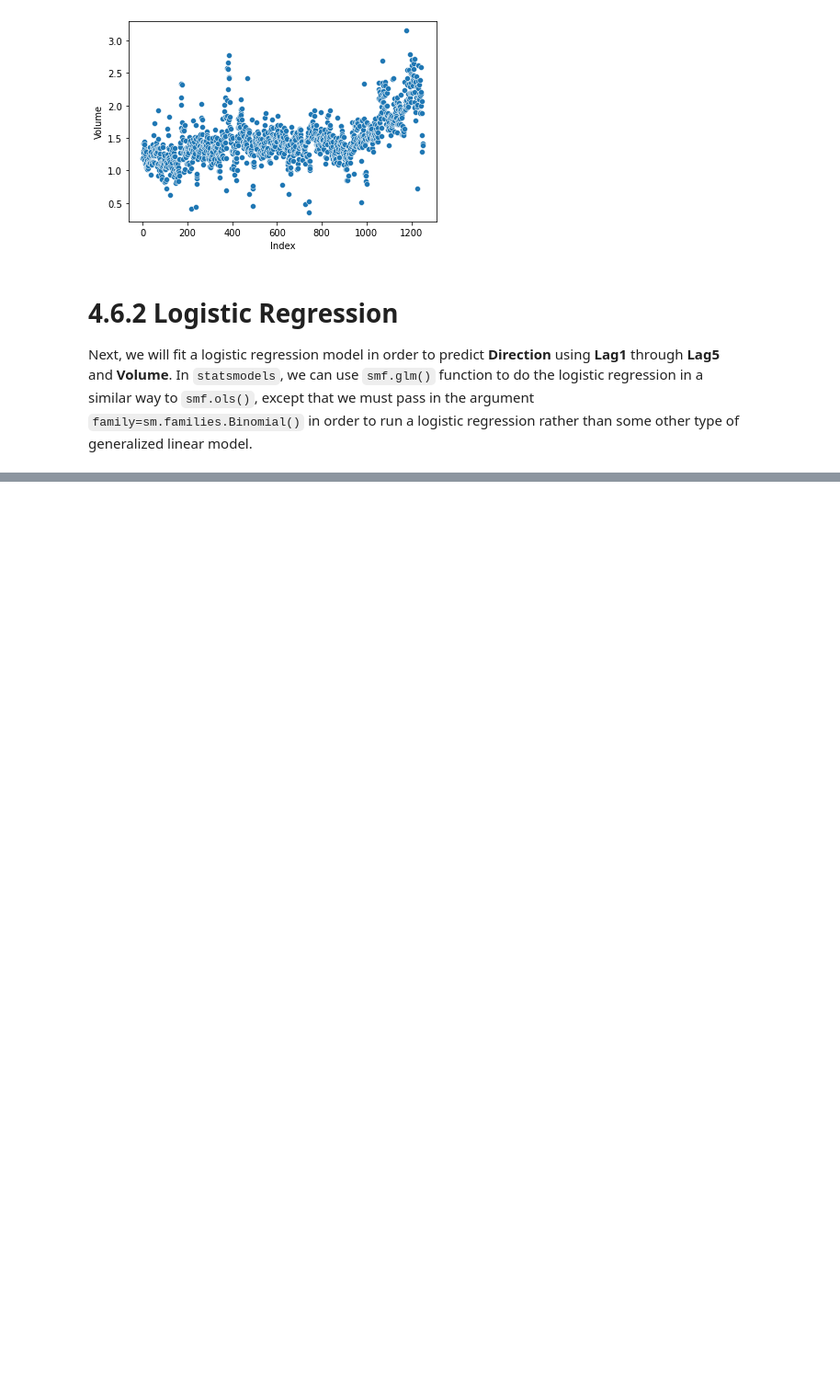
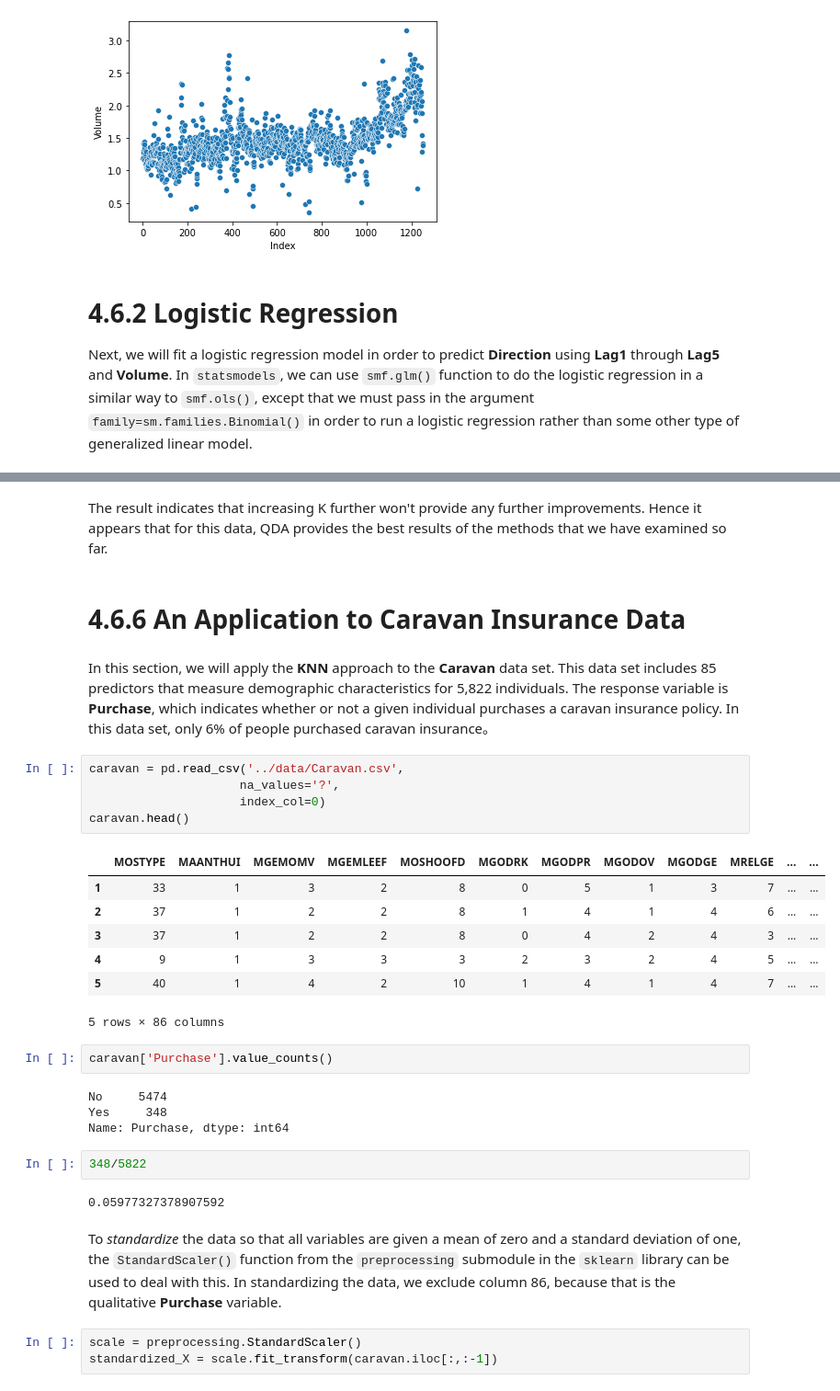
Before and after one commit to chenyulue/ISLP, a Jupyter notebook: Ch04/Ch04-Classification_Lab.ipynb, the cells around one changed output, grey strips where cells are left out. Shown: that part at 92% size. Drawn from its saved outputs; the diff is of its cells as text; blank space fills up the shorter version.

```diff
--- a/Ch04/Ch04-Classification_Lab.ipynb
+++ b/Ch04/Ch04-Classification_Lab.ipynb
@@ -164,0 +534,34 @@ Length: 1250, dtype: float64
+# %% [markdown]
+The result indicates that increasing K further won't provide any further improvements. Hence it appears that for this data, QDA provides the best results of the methods that we have examined so far.
+# %% [markdown]
+# 4.6.6 An Application to Caravan Insurance Data
+# %% [markdown]
+In this section, we will apply the **KNN** approach to the **Caravan** data set. This data set includes 85 predictors that measure demographic characteristics for 5,822 individuals. The response variable is **Purchase**, which indicates whether or not a given individual purchases a caravan insurance policy. In this data set, only 6% of people purchased caravan insurance。
+# %%
+caravan = pd.read_csv('../data/Caravan.csv',
+                     na_values='?',
+                     index_col=0)
+caravan.head()
+# %% [output]
+|  | MOSTYPE | MAANTHUI | MGEMOMV | MGEMLEEF | MOSHOOFD | MGODRK | MGODPR | MGODOV | MGODGE | MRELGE | ... | ... |
+| 1 | 33 | 1 | 3 | 2 | 8 | 0 | 5 | 1 | 3 | 7 | ... | ... |
+| 2 | 37 | 1 | 2 | 2 | 8 | 1 | 4 | 1 | 4 | 6 | ... | ... |
+| 3 | 37 | 1 | 2 | 2 | 8 | 0 | 4 | 2 | 4 | 3 | ... | ... |
+| 4 | 9 | 1 | 3 | 3 | 3 | 2 | 3 | 2 | 4 | 5 | ... | ... |
+| 5 | 40 | 1 | 4 | 2 | 10 | 1 | 4 | 1 | 4 | 7 | ... | ... |
+5 rows × 86 columns
+# %%
+caravan['Purchase'].value_counts()
+# %% [output]
+No     5474
+Yes     348
+Name: Purchase, dtype: int64
+# %%
+348/5822
+# %% [output]
+0.05977327378907592
+# %% [markdown]
+To *standardize* the data so that all variables are given a mean of zero and a standard deviation of one, the `StandardScaler()` function from the `preprocessing` submodule in the `sklearn` library can be used to deal with this. In standardizing the data, we exclude column 86, because that is the qualitative **Purchase** variable.
+# %%
+scale = preprocessing.StandardScaler()
+standardized_X = scale.fit_transform(caravan.iloc[:,:-1])
```
Also changed, not shown: parts of 96 cells of this notebook.
